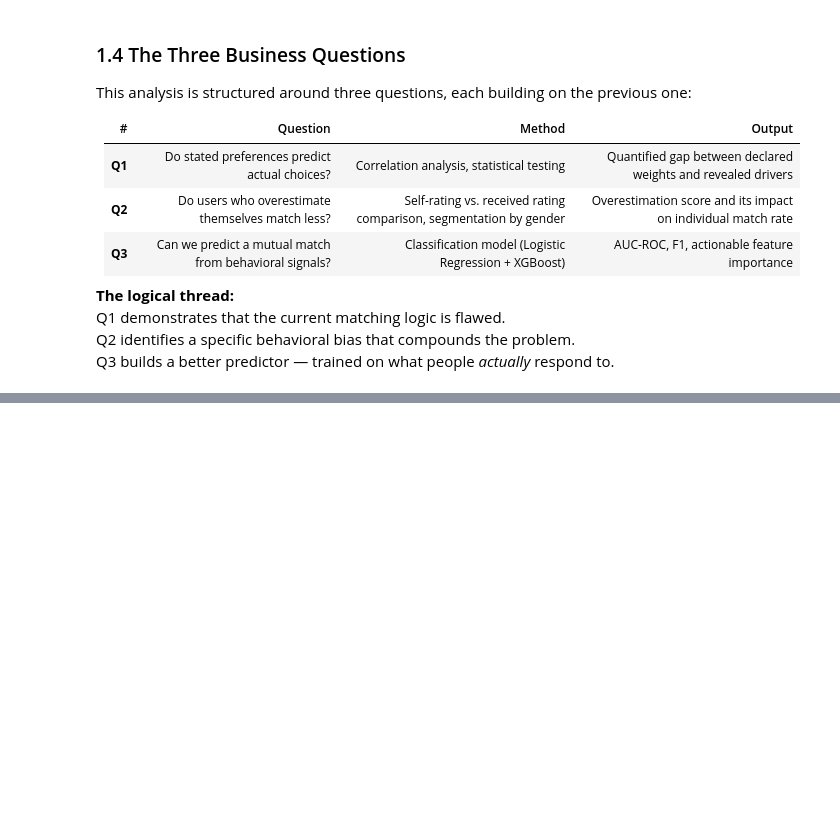
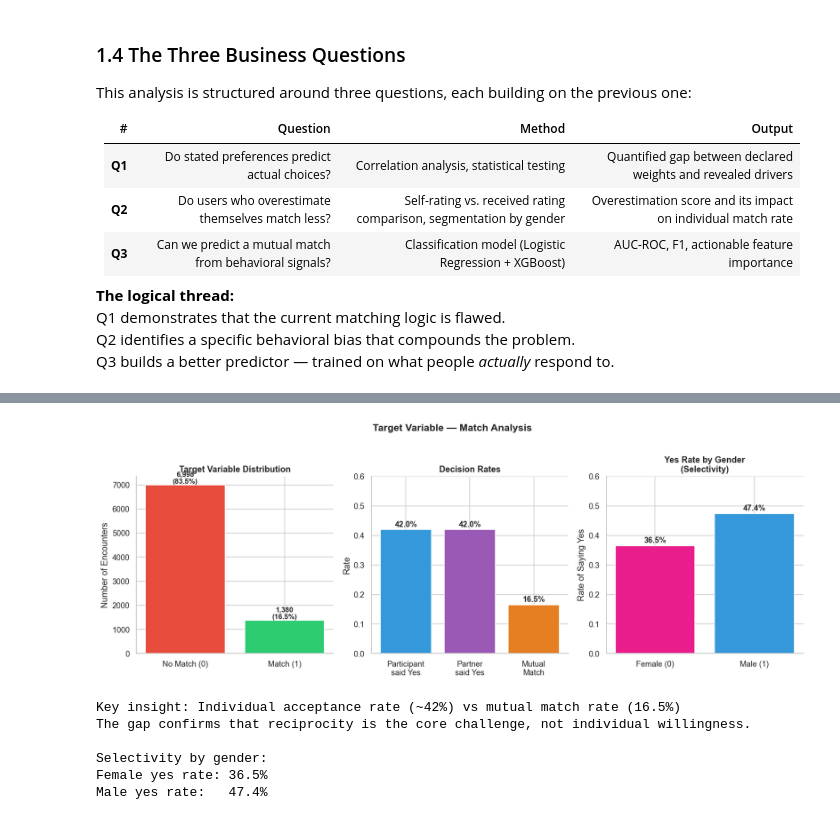
Before and after one commit to ArvindB75/speed-dating-match-prediction, a Jupyter notebook: notebooks/speed_dating_analysis.ipynb, the cells around one changed output, grey strips where cells are left out. Drawn from its saved outputs; the diff is of its cells as text; code cells hidden in the pictures; blank space fills up the shorter version.

Commit message:
section 2: EDA — target analysis, stated vs revealed preferences, statistical validation

```diff
--- a/notebooks/speed_dating_analysis.ipynb
+++ b/notebooks/speed_dating_analysis.ipynb
@@ -187,0 +293,60 @@ Q3 builds a better predictor — trained on what people *actually* respond to.
+# %%
+# ── 2.2 Target Variable Analysis ─────────────────────────────────────────────
+
+fig, axes = plt.subplots(1, 3, figsize=(14, 5))
+
+# --- Plot 1: Match distribution ---
+match_counts = df['match'].value_counts()
+colors = ['#e74c3c', '#2ecc71']
+axes[0].bar(['No Match (0)', 'Match (1)'], match_counts.values, color=colors)
+axes[0].set_title('Target Variable Distribution', fontweight='bold')
+axes[0].set_ylabel('Number of Encounters')
+for i, v in enumerate(match_counts.values):
+    axes[0].text(i, v + 50, f'{v:,}\n({v/len(df)*100:.1f}%)',
+                 ha='center', fontsize=10, fontweight='bold')
+
+# --- Plot 2: Individual decision rates ---
+dec_rates = {
+    'Participant\nsaid Yes': df['dec'].mean(),
+    'Partner\nsaid Yes': df['dec_o'].mean(),
+    'Mutual\nMatch': df['match'].mean()
+}
+bars = axes[1].bar(dec_rates.keys(), dec_rates.values(),
+                   color=['#3498db', '#9b59b6', '#e67e22'])
+axes[1].set_title('Decision Rates', fontweight='bold')
+axes[1].set_ylabel('Rate')
+axes[1].set_ylim(0, 0.6)
+for bar, val in zip(bars, dec_rates.values()):
+    axes[1].text(bar.get_x() + bar.get_width()/2, bar.get_height() + 0.01,
+                 f'{val:.1%}', ha='center', fontsize=11, fontweight='bold')
+
+# --- Plot 3: Decision rate by gender (selectivity) ---
+gender_dec = df.groupby('gender')['dec'].mean()
+bars3 = axes[2].bar(['Female (0)', 'Male (1)'], gender_dec.values,
+                    color=['#e91e8c', '#3498db'])
+axes[2].set_title('Yes Rate by Gender\n(Selectivity)', fontweight='bold')
+axes[2].set_ylabel('Rate of Saying Yes')
+axes[2].set_ylim(0, 0.6)
+for i, val in enumerate(gender_dec.values):
+    axes[2].text(i, val + 0.01, f'{val:.1%}',
+                 ha='center', fontsize=11, fontweight='bold')
+
+plt.suptitle('Target Variable — Match Analysis', fontsize=14,
+             fontweight='bold', y=1.02)
+plt.tight_layout()
+plt.savefig('../outputs/target_analysis.png', dpi=120, bbox_inches='tight')
+plt.show()
+
+print(f"\nKey insight: Individual acceptance rate (~42%) vs mutual match rate (16.5%)")
+print(f"The gap confirms that reciprocity is the core challenge, not individual willingness.")
+print(f"\nSelectivity by gender:")
+print(f"Female yes rate: {gender_dec[0]:.1%}")
+print(f"Male yes rate:   {gender_dec[1]:.1%}")
+# %% [output]
+[figure, added]
+Key insight: Individual acceptance rate (~42%) vs mutual match rate (16.5%)
+The gap confirms that reciprocity is the core challenge, not individual willingness.
+
+Selectivity by gender:
+Female yes rate: 36.5%
+Male yes rate:   47.4%
```
Also changed, not shown: parts of 11 cells of this notebook, 3 other files.
